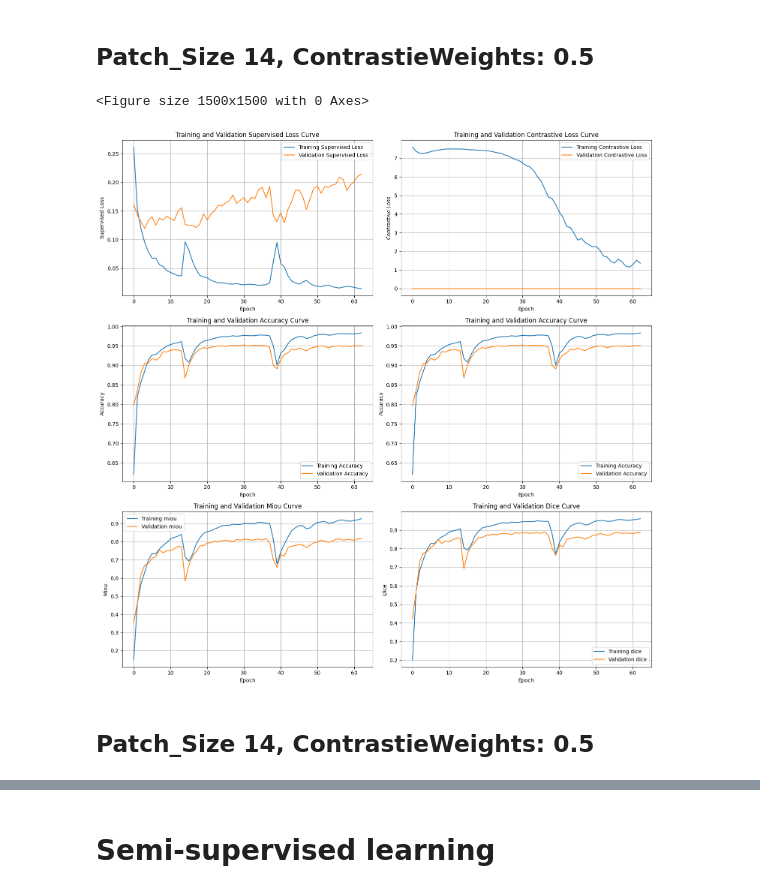
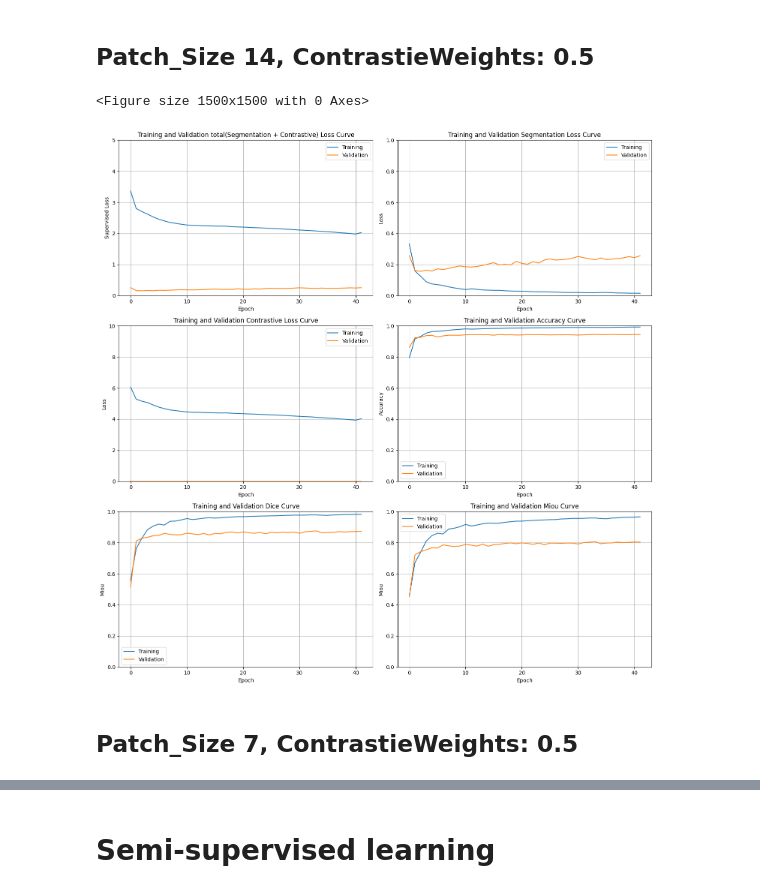
Before and after one commit to Yang-Jiaxiang/PatchCL-MedSeg-Louis, a Jupyter notebook: Loss_curve.ipynb, the cells around one changed output, grey strips where cells are left out. Saved outputs shown, nothing was run; the diff lists cells and outputs as text; code cells hidden in the pictures.

```diff
--- a/Loss_curve.ipynb
+++ b/Loss_curve.ipynb
@@ -102,12 +110,12 @@ plotCurve(df)
 # %% [markdown]
 ## Patch_Size 14, ContrastieWeights: 0.5
 # %%
-csv_file_path = 'output/supervised pre training_loss-Resnet18_Image-224_patchSize-14_ContrastieWeights-0.5.csv'  # 請將此處替換為你的 CSV 檔案路徑
+csv_file_path = 'output/loss_14-0.5_supervised-Pretraining.csv'  # 請將此處替換為你的 CSV 檔案路徑
 df = readCSV(csv_file_path)
-plotCurve(df)
+plotCurve(df, weight = 0.5)
 # %% [output]
 <Figure size 1500x1500 with 0 Axes>
-[figure, old version]
+[figure, new version]
 # %% [markdown]
-## Patch_Size 14, ContrastieWeights: 0.5
+## Patch_Size 7,  ContrastieWeights: 0.5
 # %%
```
Also changed, not shown: parts of 8 cells of this notebook, 25 other files.
